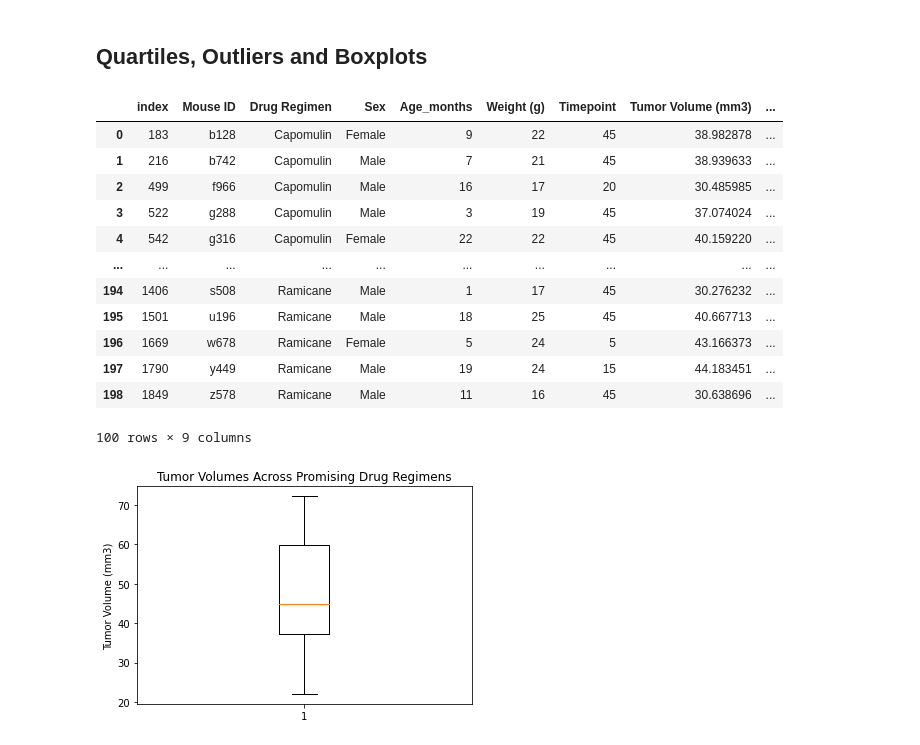
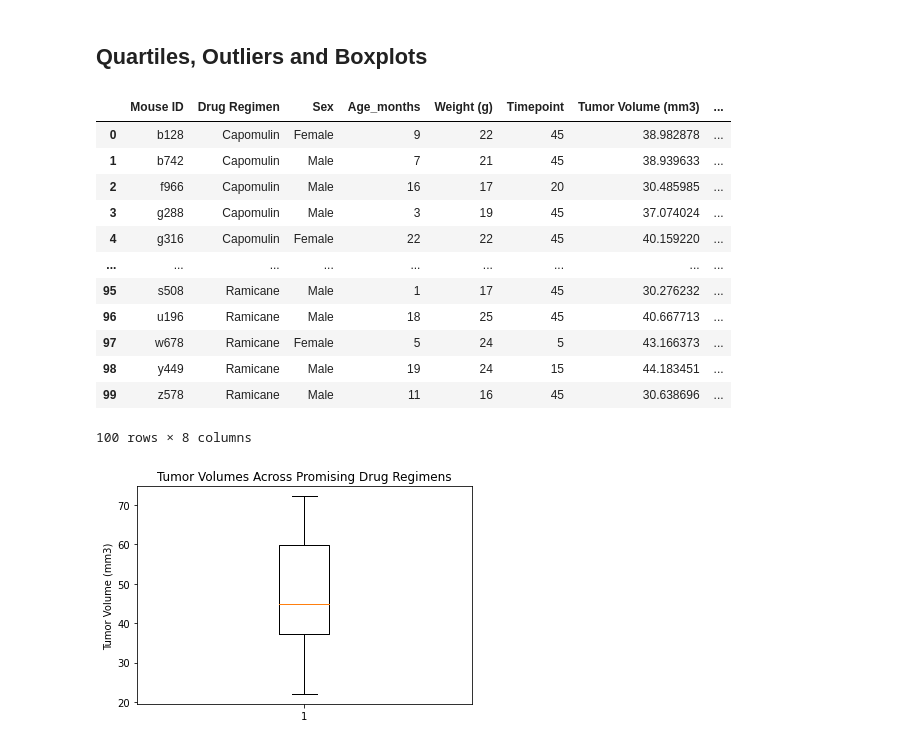
Before and after one commit to meielerol/matplotlib-challenge, a Jupyter notebook: pymaceuticals_starter.ipynb, the cells around one changed output. Saved outputs shown, nothing was run; the diff lists cells and outputs as text; code cells hidden in the pictures.

```diff
--- a/pymaceuticals_starter.ipynb
+++ b/pymaceuticals_starter.ipynb
@@ -239,31 +239,31 @@ plt.show()
 # %%
 # Calculate the final tumor volume of each mouse across four of the treatment regimens:
 # Capomulin, Ramicane, Infubinol, and Ceftamin
 
 #find last data point for each 'Mouse ID'
 finalTumorsFull_df = mouseClean_df.copy()
 finalTumorsFull_df = finalTumorsFull_df.sort_values(by=['Drug Regimen','Mouse ID','Timepoint'])
-finalTumorsFull_df = finalTumorsFull_df.drop_duplicates(subset=['Mouse ID'],keep='last').reset_index()
+finalTumorsFull_df = finalTumorsFull_df.drop_duplicates(subset=['Mouse ID'],keep='last').reset_index(drop=True)
 
 #gather list of the most promising treatment regimens (hard coded for the sake of my sanity)
 mostPromising = ['Capomulin', 'Ramicane', 'Infubinol', 'Ceftamin']
 
-finalTumorsPromising_df = finalTumorsFull_df.loc[finalTumorsFull_df['Drug Regimen'].isin(mostPromising)]
+finalTumorsPromising_df = finalTumorsFull_df.loc[finalTumorsFull_df['Drug Regimen'].isin(mostPromising)].reset_index(drop=True)
 finalTumorsPromising_df
 # %% [output]
-|  | index | Mouse ID | Drug Regimen | Sex | Age_months | Weight (g) | Timepoint | Tumor Volume (mm3) | ... |
-| 0 | 183 | b128 | Capomulin | Female | 9 | 22 | 45 | 38.982878 | ... |
-| 1 | 216 | b742 | Capomulin | Male | 7 | 21 | 45 | 38.939633 | ... |
-| 2 | 499 | f966 | Capomulin | Male | 16 | 17 | 20 | 30.485985 | ... |
-| 3 | 522 | g288 | Capomulin | Male | 3 | 19 | 45 | 37.074024 | ... |
-| 4 | 542 | g316 | Capomulin | Female | 22 | 22 | 45 | 40.159220 | ... |
-| ... | ... | ... | ... | ... | ... | ... | ... | ... | ... |
-| 194 | 1406 | s508 | Ramicane | Male | 1 | 17 | 45 | 30.276232 | ... |
-| 195 | 1501 | u196 | Ramicane | Male | 18 | 25 | 45 | 40.667713 | ... |
-| 196 | 1669 | w678 | Ramicane | Female | 5 | 24 | 5 | 43.166373 | ... |
-| 197 | 1790 | y449 | Ramicane | Male | 19 | 24 | 15 | 44.183451 | ... |
-| 198 | 1849 | z578 | Ramicane | Male | 11 | 16 | 45 | 30.638696 | ... |
+|  | Mouse ID | Drug Regimen | Sex | Age_months | Weight (g) | Timepoint | Tumor Volume (mm3) | ... |
+| 0 | b128 | Capomulin | Female | 9 | 22 | 45 | 38.982878 | ... |
+| 1 | b742 | Capomulin | Male | 7 | 21 | 45 | 38.939633 | ... |
+| 2 | f966 | Capomulin | Male | 16 | 17 | 20 | 30.485985 | ... |
+| 3 | g288 | Capomulin | Male | 3 | 19 | 45 | 37.074024 | ... |
+| 4 | g316 | Capomulin | Female | 22 | 22 | 45 | 40.159220 | ... |
+| ... | ... | ... | ... | ... | ... | ... | ... | ... |
+| 95 | s508 | Ramicane | Male | 1 | 17 | 45 | 30.276232 | ... |
+| 96 | u196 | Ramicane | Male | 18 | 25 | 45 | 40.667713 | ... |
+| 97 | w678 | Ramicane | Female | 5 | 24 | 5 | 43.166373 | ... |
+| 98 | y449 | Ramicane | Male | 19 | 24 | 15 | 44.183451 | ... |
+| 99 | z578 | Ramicane | Male | 11 | 16 | 45 | 30.638696 | ... |
-100 rows × 9 columns
+100 rows × 8 columns
 # %%
 #RIP when you don't read this below or just do it a different way -.-
 # Start by getting the last (greatest) timepoint for each mouse
```
Also changed, not shown: parts of 4 cells of this notebook.
